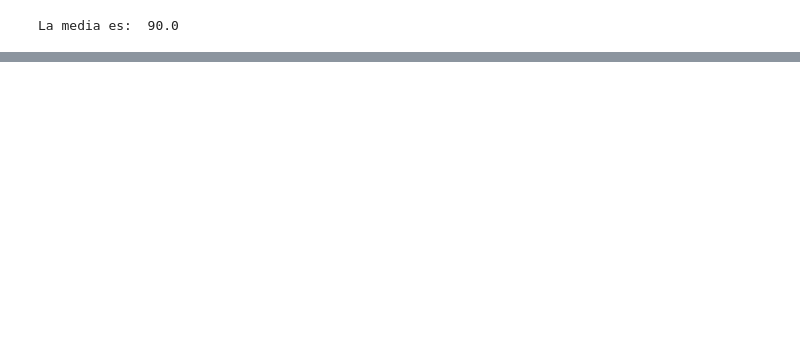
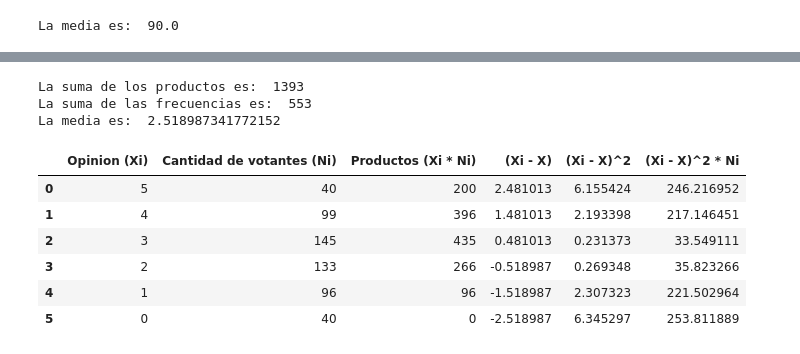
Before and after one commit to Enriquepardo/Criticas-de-peliculas, a Jupyter notebook: criticas.ipynb, the cells around one changed output, grey strips where cells are left out. Drawn from its saved outputs; the diff is of its cells as text; code cells hidden in the pictures; blank space fills up the shorter version.

```diff
--- a/criticas.ipynb
+++ b/criticas.ipynb
@@ -43,0 +94,7 @@ La media es:  90.0
+# %%
+#  Creamos un dataframe con los datos de las críticas
+criticas = {'Opinion (Xi)': [5,4,3,2,1,0],
+            'Cantidad de votantes (Ni)': [40,99,145,133,96,40]}
+
+df2 = pd.DataFrame(criticas, columns = ['Opinion (Xi)', 'Cantidad de votantes (Ni)'])
+df2
@@ -43,0 +109,3 @@ La media es:  90.0
+# %%
+df2['Productos (Xi * Ni)'] = df2['Opinion (Xi)'] * df2['Cantidad de votantes (Ni)']
+df2
@@ -43,0 +120,26 @@ La media es:  90.0
+# %%
+#  Sumamos los productos
+suma_productos = df2['Productos (Xi * Ni)'].sum()
+print('La suma de los productos es: ', suma_productos)
+#  Suamamos las frecuencias
+suma_frecuencias = df2['Cantidad de votantes (Ni)'].sum()
+print('La suma de las frecuencias es: ', suma_frecuencias)
+#  Calculamos la media
+media = suma_productos / suma_frecuencias
+print('La media es: ', media)
+#  Calculamos la varianza
+df2['(Xi - X)'] = df2['Opinion (Xi)'] - media
+df2['(Xi - X)^2'] = df2['(Xi - X)'] ** 2
+df2['(Xi - X)^2 * Ni'] = df2['(Xi - X)^2'] * df2['Cantidad de votantes (Ni)']
+df2
+# %% [output]
+La suma de los productos es:  1393
+La suma de las frecuencias es:  553
+La media es:  2.518987341772152
+|  | Opinion (Xi) | Cantidad de votantes (Ni) | Productos (Xi * Ni) | (Xi - X) | (Xi - X)^2 | (Xi - X)^2 * Ni |
+| 0 | 5 | 40 | 200 | 2.481013 | 6.155424 | 246.216952 |
+| 1 | 4 | 99 | 396 | 1.481013 | 2.193398 | 217.146451 |
+| 2 | 3 | 145 | 435 | 0.481013 | 0.231373 | 33.549111 |
+| 3 | 2 | 133 | 266 | -0.518987 | 0.269348 | 35.823266 |
+| 4 | 1 | 96 | 96 | -1.518987 | 2.307323 | 221.502964 |
+| 5 | 0 | 40 | 0 | -2.518987 | 6.345297 | 253.811889 |
```
Also changed, not shown: parts of 9 cells of this notebook.
